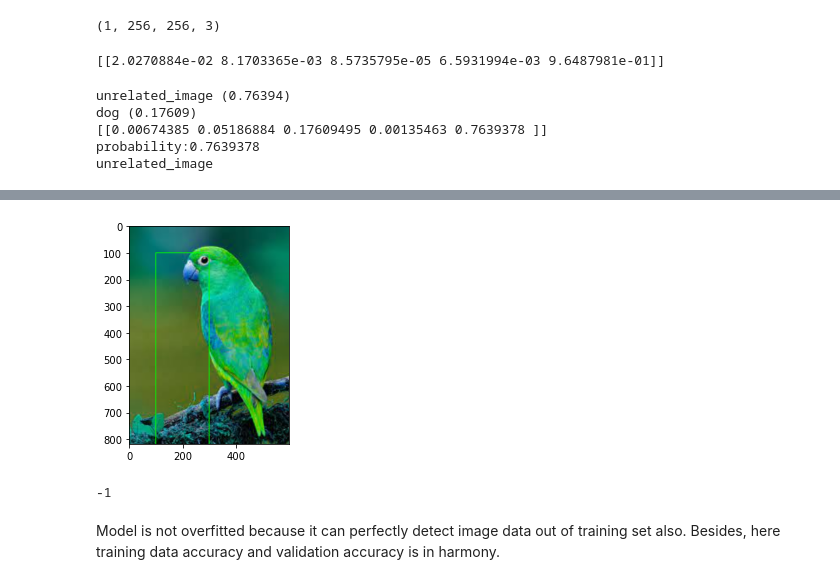
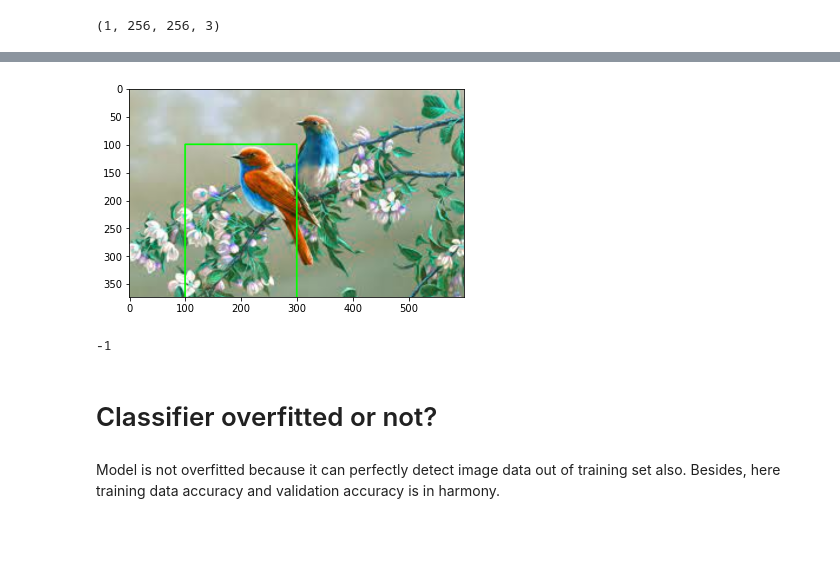
Before and after one commit to Hossain-Shah/Data_Science_stuff, a Jupyter notebook: Md_Shahnawaz_Hossain_CV_DS_Assessment.ipynb, the cells around one changed output, grey strips where cells are left out. Cells and saved outputs as stored; diff of their text form; code cells hidden in the pictures; blank space fills up the shorter version.

```diff
--- a/Md_Shahnawaz_Hossain_CV_DS_Assessment.ipynb
+++ b/Md_Shahnawaz_Hossain_CV_DS_Assessment.ipynb
@@ -88,7 +88,7 @@ import tensorflow as tf
 IMAGE_SIZE = [256, 256]
 TRAIN_PATH = 'F:/Selise_problem_set_Data_Scientist/dataset_256X256/train/'
 TEST_PATH = 'F:/Selise_problem_set_Data_Scientist/dataset_256X256/test/'
-TEST_IMAGE = 'E:/Official purpose/2021/Sprint - 26/Crop images/bird1.jpg'
+TEST_IMAGE = 'E:/Official purpose/2021/Sprint - 26/Crop images/bird4.jpg'
 # %%
 #Pretrained model structure fetching with custom dataset
 inception = InceptionV3(input_shape=IMAGE_SIZE + [3], weights='imagenet', include_top=False)
@@ -283,27 +283,6 @@ img_data=preprocess_input(img_arr)
 img_data.shape
 # %% [output]
 (1, 256, 256, 3)
-# %%
-#Model prediction on test image
-pred = model.predict(img_data)
-print(pred)
-# %% [output]
-[[2.0270884e-02 8.1703365e-03 8.5735795e-05 6.5931994e-03 9.6487981e-01]]
-# %%
-#Best prediction counts on test image with probability
-classes = np.array(['berry', 'bird', 'dog', 'flower', 'unrelated_image'])
-top_2 = np.argsort(pred[0])[:-3:-1]
-for i in range(2):
-    print("{}".format(classes[top_2[i]])+" ({:.5})".format(pred[0][top_2[i]]))
-print(pred)
-itemindex = np.where(pred == np.max(pred))
-print("probability:" + str(np.max(pred)) + "\n" + classes[itemindex[1][0]])
-# %% [output]
-unrelated_image (0.76394)
-dog (0.17609)
-[[0.00674385 0.05186884 0.17609495 0.00135463 0.7639378 ]]
-probability:0.7639378
-unrelated_image
 # %%
 #Model overall testing
 
@@ -317,7 +296,7 @@ import matplotlib.pyplot as plt
 
 #Global variables
 model = load_model('F:/Selise_problem_set_Data_Scientist/classifier.h5')
-TEST_IMAGE = 'E:/Official purpose/2021/Sprint - 26/Crop images/bird1.jpg'
+TEST_IMAGE = 'E:/Official purpose/2021/Sprint - 26/Crop images/bird4.jpg'
 
 #test image processing
 img=image.load_img(TEST_IMAGE,target_size=(256, 256))
@@ -376,6 +355,8 @@ probability:0.9999999
 bird
-[figure, old version]
+[figure, new version]
 -1
+# %% [markdown]
+# Classifier overfitted or not?
 # %% [markdown]
 Model is not overfitted because it can perfectly detect image data out of training set also. Besides, here training data accuracy and validation accuracy is in harmony.
 # %% [markdown]
```
Also changed, not shown: parts of 2 cells of this notebook.
